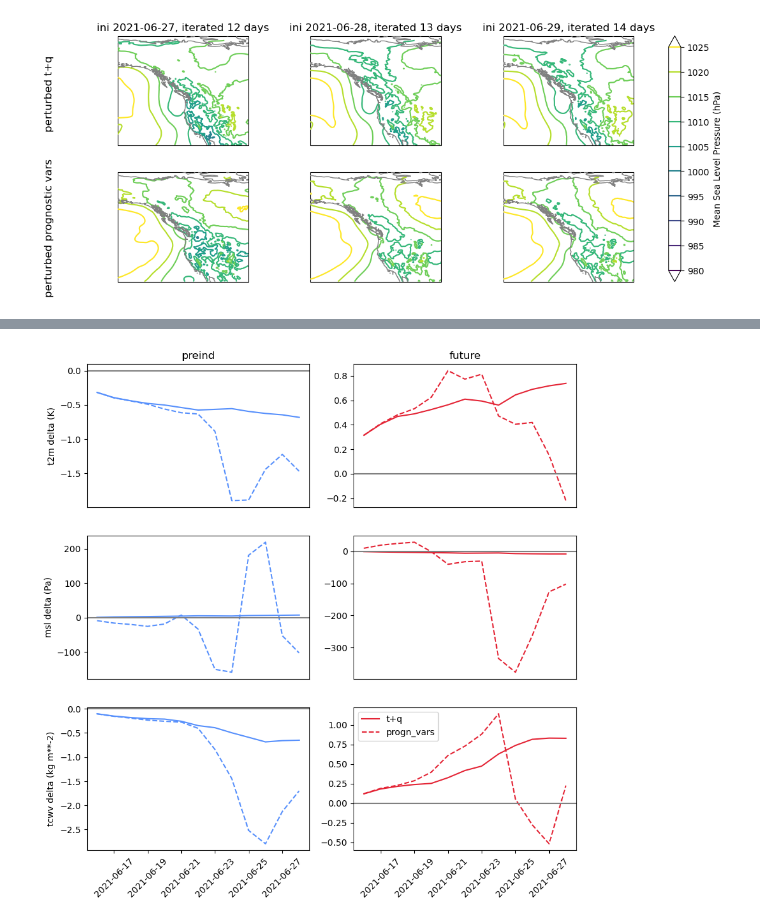
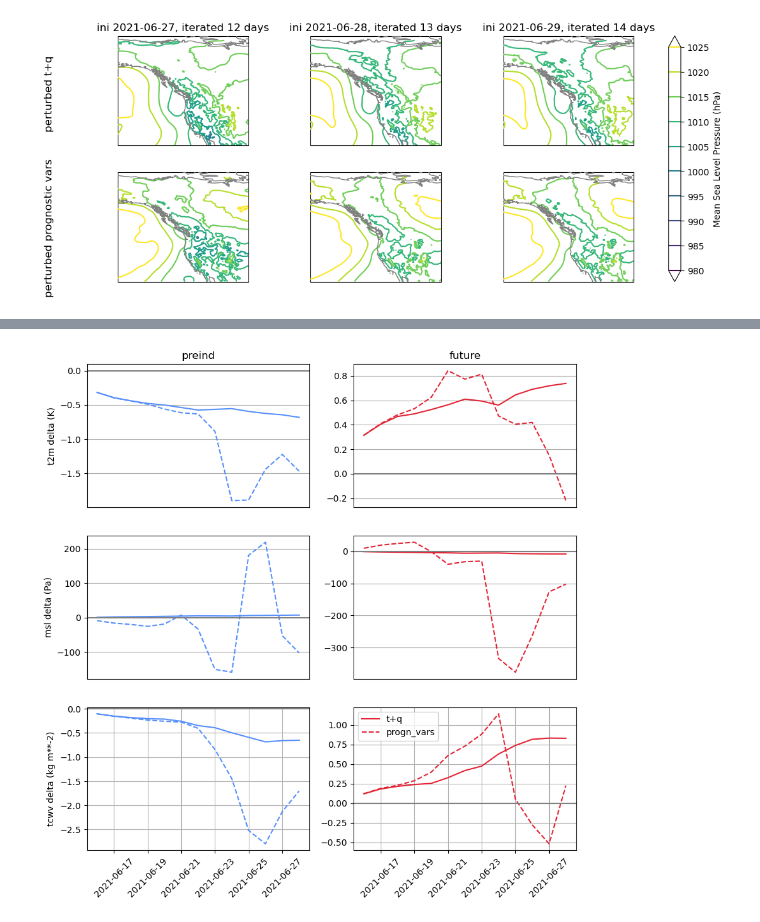
Before and after one commit to shirin-ermis/ATMICP, a Jupyter notebook: atmicp/notebooks/01_heatwave_intensity.ipynb, the cells around one changed output, grey strips where cells are left out. Drawn from its saved outputs; the diff is of its cells as text; code cells hidden in the pictures.

```diff
--- a/atmicp/notebooks/01_heatwave_intensity.ipynb
+++ b/atmicp/notebooks/01_heatwave_intensity.ipynb
@@ -393,31 +393,33 @@ plt.figure(figsize=(10,10))
 for v, var in enumerate(['t2m', 'msl', 'tcwv']):
     ax = plt.subplot(3,2,1+v*2)
     ax.plot(deltas['pi']['t+q'].inidate, deltas['pi']['t+q'][var], color=palette[0], linestyle='-')
     ax.plot(deltas['pi']['progn_vars'].inidate, deltas['pi']['progn_vars'][var], color=palette[0], linestyle='--')
     plt.ylabel(f'{var} delta ({ifs[var].units})')
     plt.axhline(0, color='gray', linestyle='-')
+    plt.grid()
 
     if v == 2:
         plt.xticks(rotation=45)
     elif v == 0:
         plt.title('preind')
         ax.set_xticks([])
     elif v == 1:
         ax.set_xticks([])
 
     ax = plt.subplot(3,2,2+v*2)
     ax.plot(deltas['incr']['t+q'].inidate, deltas['incr']['t+q'][var],  color=palette[2], linestyle='-', label='t+q')
     ax.plot(deltas['incr']['progn_vars'].inidate, deltas['incr']['progn_vars'][var], color=palette[2], linestyle='--', label='progn_vars')
     plt.ylabel('')
     plt.axhline(0, color='gray', linestyle='-')
+    plt.grid()
 
     if v == 2:
         plt.xticks(rotation=45)
         plt.legend(loc='upper left')
     elif v == 0:
         plt.title('future')
         ax.set_xticks([])
     elif v == 1:
         ax.set_xticks([])
 # %% [output]
-[figure, old version]
+[figure, new version]
```
